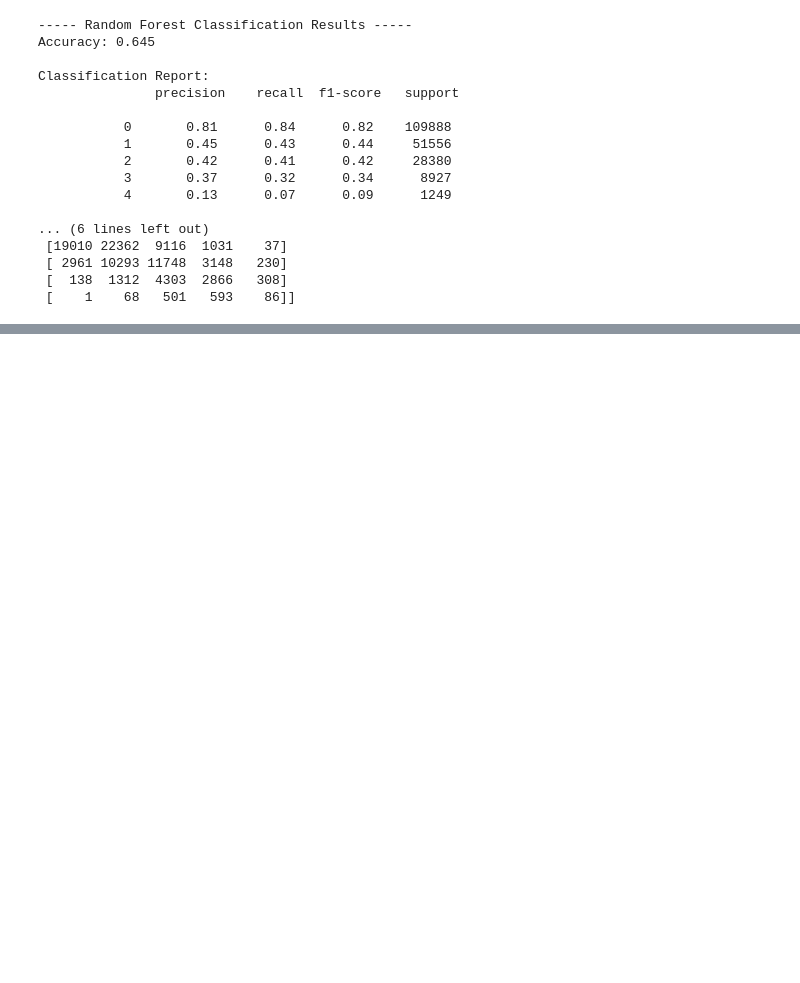
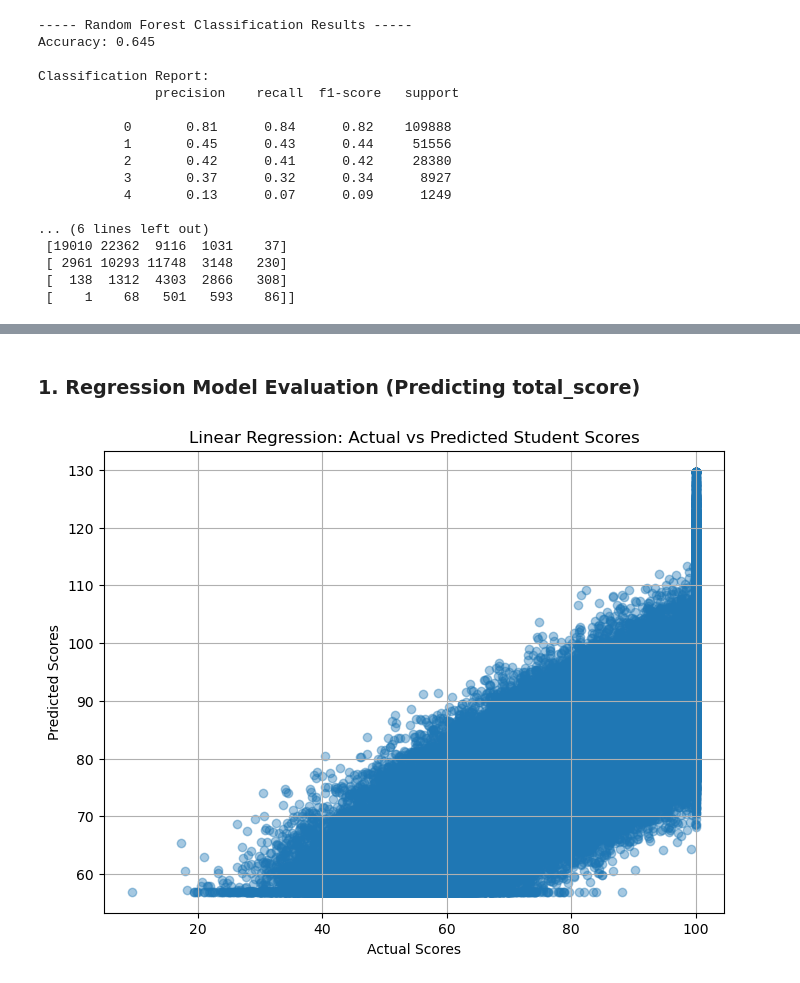
Before and after one commit to LinetLydia/Student-Performance-Prediction, a Jupyter notebook: student_prediction.ipynb, the cells around one changed output, grey strips where cells are left out. Drawn from its saved outputs; the diff is of its cells as text; code cells hidden in the pictures; blank space fills up the shorter version.

```diff
--- a/student_prediction.ipynb
+++ b/student_prediction.ipynb
@@ -282,0 +298,15 @@ Classification Report:
+# %% [markdown]
+### 1. Regression Model Evaluation (Predicting total_score)
+# %%
+import matplotlib.pyplot as plt
+
+# Scatter plot: Actual vs Predicted
+plt.figure(figsize=(8,6))
+plt.scatter(y_test_reg, y_pred_reg, alpha=0.4)
+plt.xlabel("Actual Scores")
+plt.ylabel("Predicted Scores")
+plt.title("Linear Regression: Actual vs Predicted Student Scores")
+plt.grid(True)
+plt.show()
+# %% [output]
+[figure, added]
```
Also changed, not shown: parts of 7 cells of this notebook.
